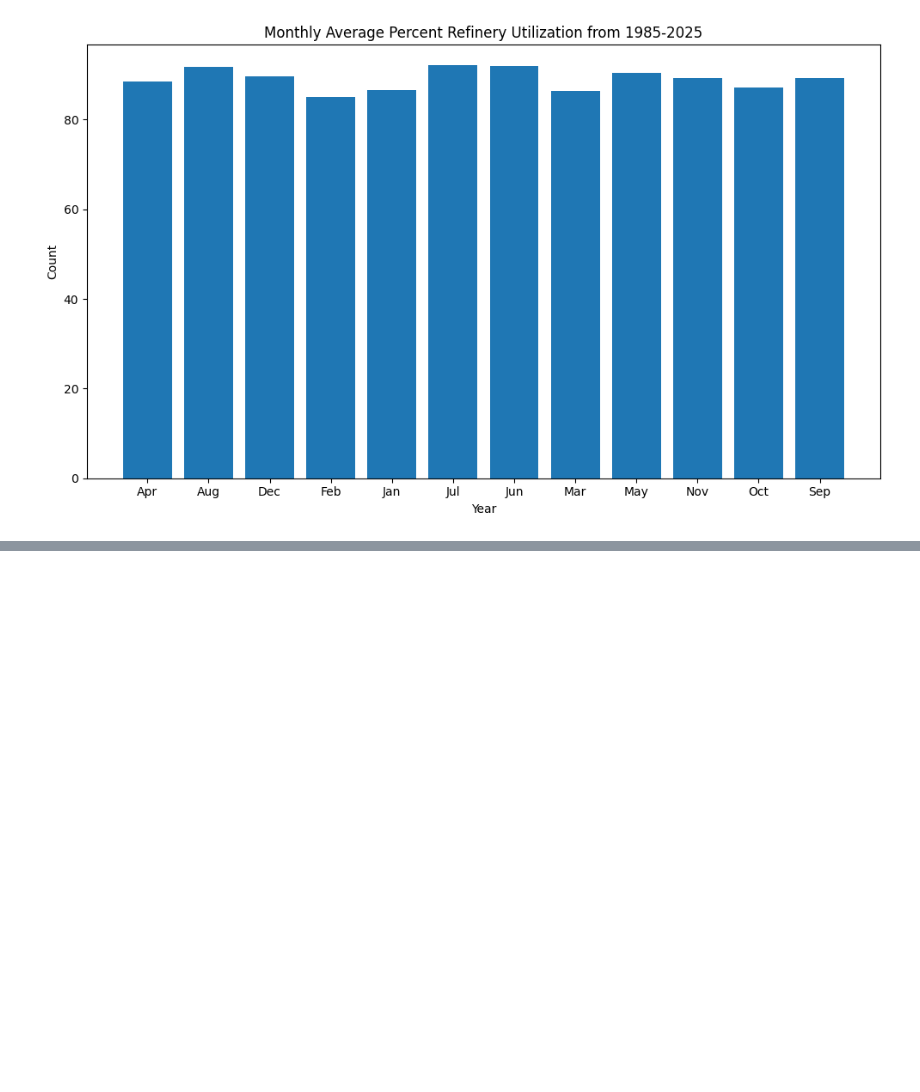
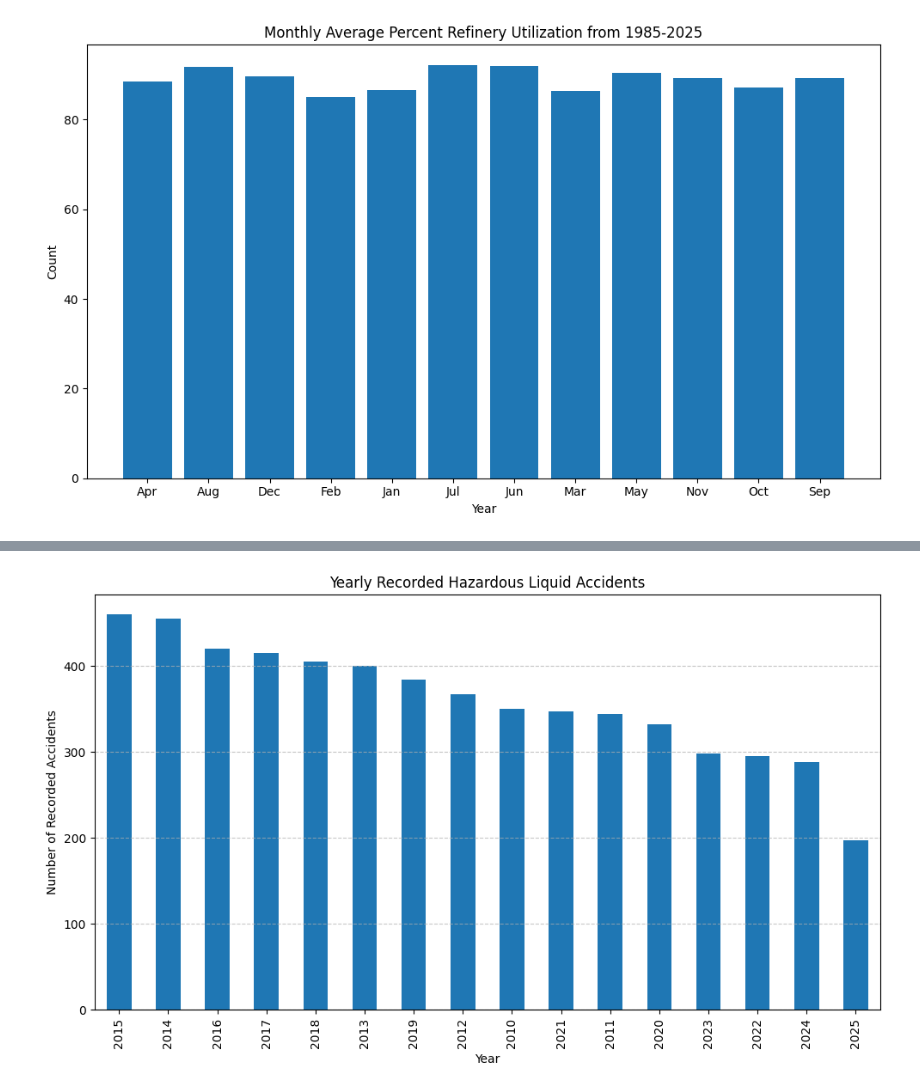
Before and after one commit to btokoli/Forecasting-Refinery-Throughput-Disruptions-via-Midstream-Pipeline-Incident-Analysis, a Jupyter notebook: notebooks/EDA_cleaning.ipynb, the cells around one changed output, grey strips where cells are left out. Saved outputs shown, nothing was run; the diff lists cells and outputs as text; code cells hidden in the pictures; blank space fills up the shorter version.

```diff
--- a/notebooks/EDA_cleaning.ipynb
+++ b/notebooks/EDA_cleaning.ipynb
@@ -348,0 +373,15 @@ plt.show()
+# %%
+#Yearly recorded hazardous liquid accidents
+
+year_counts = (accidents["LOCAL_DATETIME_Year"].value_counts())
+
+plt.figure(figsize=(10,6))
+year_counts.plot(kind="bar")
+plt.title("Yearly Recorded Hazardous Liquid Accidents")
+plt.xlabel("Year")
+plt.ylabel("Number of Recorded Accidents")
+plt.grid(axis='y', linestyle='--', alpha=0.7)
+plt.tight_layout()
+plt.show()
+# %% [output]
+[figure, added]
```
Also changed, not shown: parts of 7 cells of this notebook, 1 other file.
